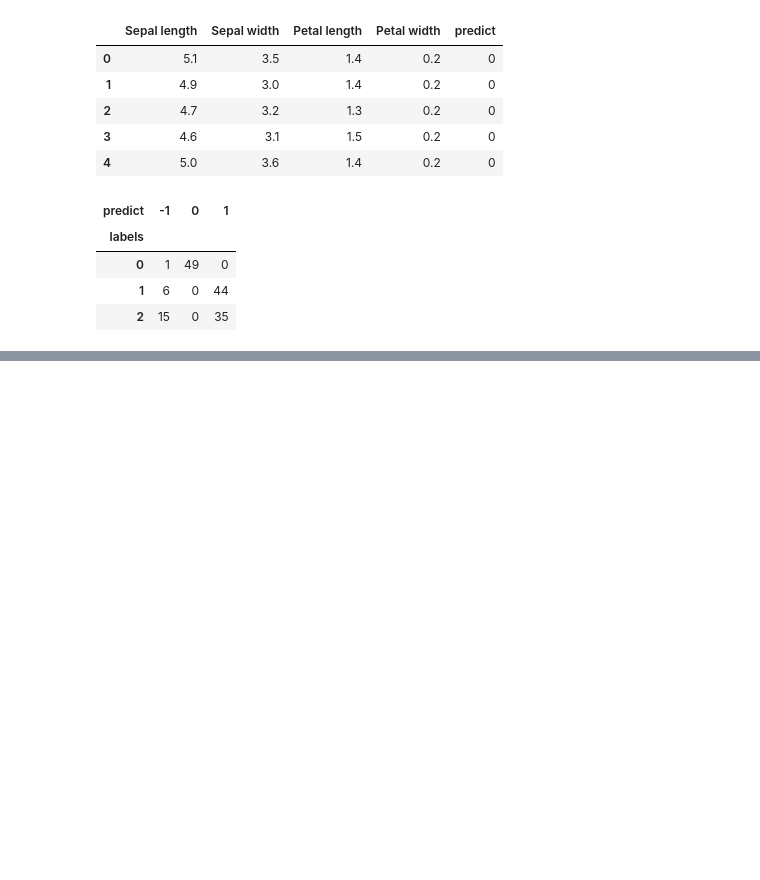
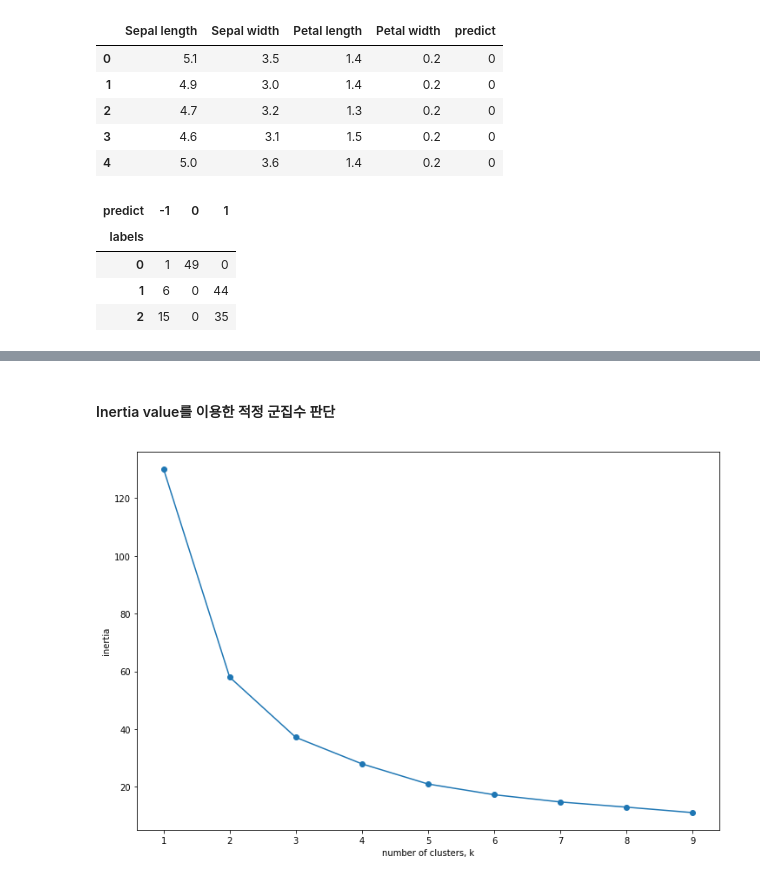
Before and after one commit to The-G/TIL, a Jupyter notebook: Myself_study/python_study/Practice Clustering model.ipynb, the cells around one changed output, grey strips where cells are left out. Drawn from its saved outputs; the diff is of its cells as text; code cells hidden in the pictures; blank space fills up the shorter version.

```diff
--- a/Myself_study/python_study/클러스터링 모델 예제 실습.ipynb
+++ b/Myself_study/python_study/Practice Clustering model.ipynb
@@ -156,0 +208,31 @@ ct
+# %%
+from sklearn.pipeline import make_pipeline
+from sklearn.preprocessing import StandardScaler
+from sklearn.cluster import KMeans
+
+scaler = StandardScaler()
+model = KMeans(n_clusters=3)
+pipeline = make_pipeline(scaler,model)
+# %%
+pipeline.fit(feature)
+predict = pd.DataFrame(pipeline.predict(feature))
+# %% [markdown]
+#### Inertia value를 이용한 적정 군집수 판단
+# %%
+ks = range(1,10)
+inertias = []
+
+for k in ks:
+    model = KMeans(n_clusters=k)
+    model.fit(feature)
+    inertias.append(model.inertia_)
+
+# Plot ks vs inertias
+fig = plt.figure( figsize=(12,8))
+plt.plot(ks, inertias, '-o')
+plt.xlabel('number of clusters, k')
+plt.ylabel('inertia')
+plt.xticks(ks)
+plt.show()
+# %% [output]
+[figure, added]
```
Also changed, not shown: parts of 8 cells of this notebook.
